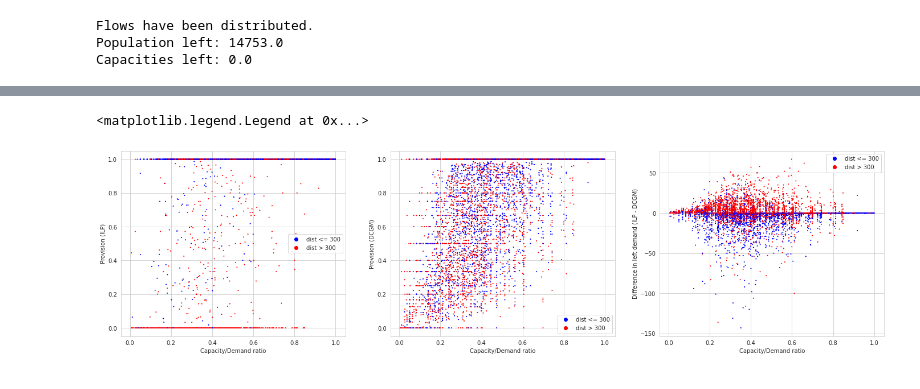
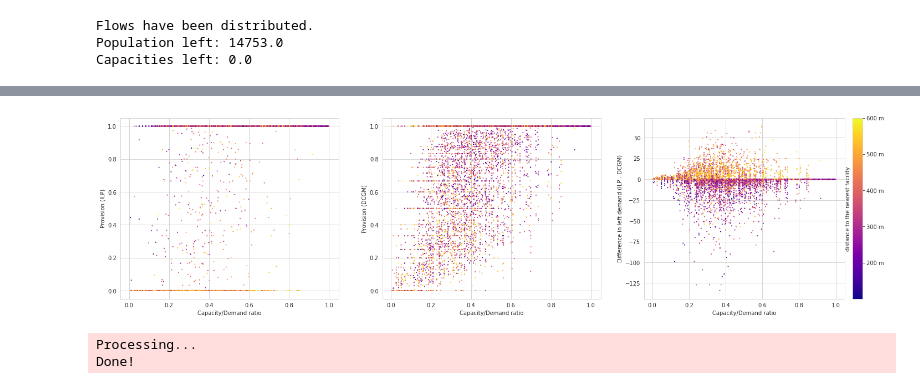
Before and after one commit to RitaMargari/urban-facilities-provision, a Jupyter notebook: main.ipynb, the cells around one changed output, grey strips where cells are left out. Saved outputs shown, nothing was run; the diff lists cells and outputs as text; code cells hidden in the pictures.

Commit message:
draw graphs ILP/DCGM

```diff
--- a/main.ipynb
+++ b/main.ipynb
@@ -44,14 +66,23 @@ Flows have been distributed.
 Population left: 14753.0
 Capacities left: 0.0
 # %%
+# merge results into dfs
+
 dist = 600
 
 houses["provision_ilp"] = OD_ILP[DM <= dist].fillna(0).sum() / houses["demand"]
 houses["provision_dcgm"] = OD_СDCGM[DM <= dist].fillna(0).sum() / houses["demand"]
-houses["left_demand_ilp"] = houses["demand"] - OD_ILP[DM <= 600][houses.index].fillna(0).sum()
-houses["left_demand_dcgm"] = houses["demand"] - OD_СDCGM[DM <= 600][houses.index].fillna(0).sum()
+houses["supported_demand_ilp"] = OD_ILP[DM <= dist][houses.index].fillna(0).sum()
+houses["supported_demand_dcgm"] = OD_СDCGM[DM <= dist][houses.index].fillna(0).sum()
+houses["left_demand_ilp"] = houses["demand"] - houses["supported_demand_ilp"]
+houses["left_demand_dcgm"] = houses["demand"] - houses["supported_demand_dcgm"]
 
 facilities["left_capacity_ilp"] = facilities["capacity"] - OD_ILP[DM <= 600].fillna(0).sum(1)
 facilities["left_capacity_dcgm"] = facilities["capacity"] - OD_СDCGM[DM <= 600].fillna(0).sum(1)
 
-municipalities = municipalities.join(houses.groupby(["municipality_id"]).median(), on="id")
+houses_aggr = houses.groupby(["municipality_id"]).sum()
+municipalities = municipalities.join((houses_aggr["supported_demand_ilp"] / houses_aggr["demand"]).rename("provision_ilp"), on="id")
+municipalities = municipalities.join((houses_aggr["supported_demand_dcgm"] / houses_aggr["demand"]).rename("provision_dcgm"), on="id")
+
+edges_ilp = od_matrix_to_links(OD_ILP, DM, houses, facilities)
+edges_dcgm = od_matrix_to_links(OD_СDCGM, DM, houses, facilities)
@@ -139,23 +230,41 @@ ratio = sum_capacity / demand_around
 # %%
+diff = houses["left_demand_ilp"] - houses["left_demand_dcgm"]
+
+dm = (DM <= dist)
+demand_around = dm.progress_apply(lambda x: houses['demand'][dm.loc[facilities["capacity"][x].index].any()].sum())
+sum_capacity = dm.progress_apply(lambda x: facilities["capacity"][x].sum())
+ratio = sum_capacity / demand_around
+
 fig, (ax1, ax2, ax3) = plt.subplots(1, 3, figsize=(24, 6))
-color_palette = ListedColormap(["b", "r"])
-color_pointer = [0 if i <= 300 else 1 for i in list(DM.min()[ratio < 1])]
-color_class = ["dist <= 300", "dist > 300"]
+color_palette = plt.cm.get_cmap("plasma")
+distances = list(DM.min()[ratio < 1])
+color_pointer = [i / max(distances) for i in distances]
 
 ax1.set_xlabel("Capacity/Demand ratio")
 ax1.set_ylabel("Provision (ILP)")
 a = ax1.scatter(ratio[ratio < 1], houses["provision_ilp"][ratio < 1], c=color_pointer, cmap=color_palette, s=1)
-ax1.legend(handles=a.legend_elements()[0], labels=color_class)
+# ax1.legend(handles=a.legend_elements()[0], labels=color_class)
 
 ax2.set_xlabel("Capacity/Demand ratio")
 ax2.set_ylabel("Provision (DCGM)")
 b = ax2.scatter(ratio[ratio < 1], houses["provision_dcgm"][ratio < 1], c=color_pointer, cmap=color_palette, s=1)
-ax2.legend(handles=b.legend_elements()[0], labels=color_class)
+# ax2.legend(handles=b.legend_elements()[0], labels=color_class)
 
 ax3.set_xlabel("Capacity/Demand ratio")
 ax3.set_ylabel("Difference in left demand (ILP - DCGM)")
 c = ax3.scatter(ratio[ratio < 1], diff[ratio < 1], c=color_pointer, cmap=color_palette, s=1)
-ax3.legend(handles=c.legend_elements()[0], labels=color_class)
+
+divider = make_axes_locatable(ax3)
+cax = divider.append_axes('right', size='5%', pad=0.2)
+
+cbar = fig.colorbar(a, cax=cax, orientation='vertical')
+cbar.set_label("distance to the nearest facility", labelpad=-70)
+cbar.set_ticklabels([str(d) + " m" for d in range(100, int(max(distances)) + 1, 100)])
+# ax3.legend(handles=c.legend_elements()[0], labels=color_class)
 # %% [output]
-<matplotlib.legend.Legend at 0x...>
-[figure, old version]
+[figure, new version]
+# %%
+dataset = ProvisionSparseDataset("data/pyg_data")
+# %% [output]
+Processing...
+Done!
```
Also changed, not shown: parts of 12 cells of this notebook, 2 other files.
